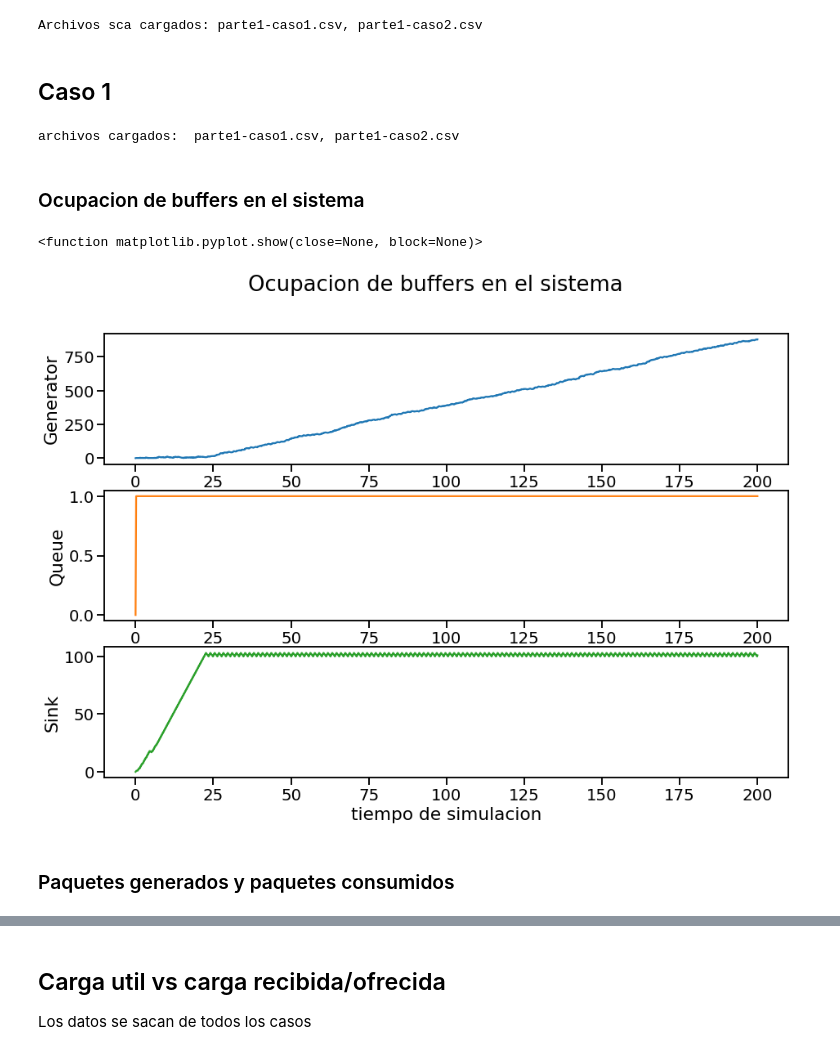
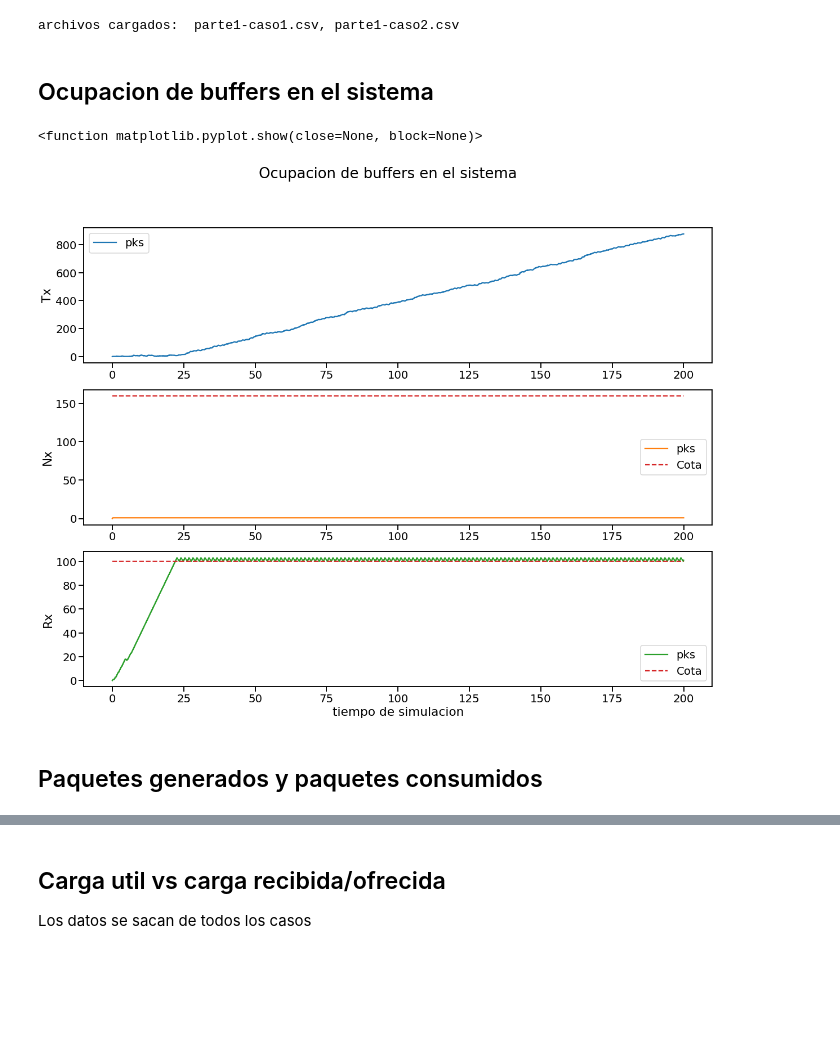
Before and after one commit to Kidmand/Redes-LAB-3, a Jupyter notebook: Notebook-results.ipynb, the cells around one changed output, grey strips where cells are left out. Saved outputs shown, nothing was run; the diff lists cells and outputs as text; code cells hidden in the pictures; blank space fills up the shorter version.

```diff
--- a/Notebook-results.ipynb
+++ b/Notebook-results.ipynb
@@ -13,60 +13,70 @@ seaborn.set_context(context='talk', font_scale=1.2)
 # Archivos
 sca_dir = 'DATA/'
 archivos_sca = os.listdir(sca_dir)
-print("Archivos sca cargados:",', '.join(archivos_sca))
+
+# Cargamos los datos de los archivos en el array `data`
+# se mapea la info de cada caso n a la posicion n-1 en el array
+data = []
+for caso in range(len(archivos_sca)):
+    aux = pandas.read_csv(sca_dir + archivos_sca[caso])
+    data.append(aux)
+
+print("archivos cargados: ",', '.join(archivos_sca))
 # %% [output]
-Archivos sca cargados: parte1-caso1.csv, parte1-caso2.csv
+archivos cargados:  parte1-caso1.csv, parte1-caso2.csv
-# %% [markdown]
-## Caso 1
-# %%
-## Grafico de buffer en el generador
-data = []
-for caso in range(len(archivos_sca)):
-    aux = pandas.read_csv(sca_dir + archivos_sca[caso])
-    data.append(aux)
-
-print("archivos cargados: ",', '.join(archivos_sca))
-# %% [output]
-archivos cargados:  parte1-caso1.csv, parte1-caso2.csv
 # %% [markdown]
-### Ocupacion de buffers en el sistema
+## Ocupacion de buffers en el sistema
 # %%
+caso = data[0] #FIXME: Si hacemos un for que vaya caso por caso se mostraran todos los casos? seria lindo??
+
 # Extraemos los valores de nuestro "vector"
-caso = data[0]
 time_gen = caso.loc[(caso['module'] == 'Network.nodeTx.traTx') & (caso['name'] == 'BufferSizeVector'), 'vectime'].tolist()
 buffer_gen = caso.loc[(caso['module'] == 'Network.nodeTx.traTx') & (caso['name'] == 'BufferSizeVector'), 'vecvalue'].tolist()
 
 time_queue = caso.loc[(caso['module'] == 'Network.queue0') & (caso['name'] == 'BufferSizeVector'), 'vectime'].tolist()
 buffer_queue = caso.loc[(caso['module'] == 'Network.queue0') & (caso['name'] == 'BufferSizeVector'), 'vecvalue'].tolist()
+cota_queue = caso.loc[(caso['type'] == 'config') & (caso['attrname'] == 'Network.queue0.bufferCota'), 'attrvalue'].tolist()
+buffSize_queue = caso.loc[(caso['type'] == 'config') & (caso['attrname'] == 'Network.queue0.bufferSize'), 'attrvalue'].tolist()
 
 time_sink = caso.loc[(caso['module'] == 'Network.nodeRx.traRx') & (caso['name'] == 'BufferSizeVector'), 'vectime'].tolist()
 buffer_sink = caso.loc[(caso['module'] == 'Network.nodeRx.traRx') & (caso['name'] == 'BufferSizeVector'), 'vecvalue'].tolist()
+cota_sink = caso.loc[(caso['type'] == 'config') & (caso['attrname'] == 'Network.nodeRx.traRx.bufferCota'), 'attrvalue'].tolist()
+buffSize_sink = caso.loc[(caso['type'] == 'config') & (caso['attrname'] == 'Network.queue0.bufferSize'), 'attrvalue'].tolist()
 
 # convertimos los valores (ahora strings separados por comas) a listas para poder graficarlos
 time_gen = list(map(float,time_gen[0].split()))
 time_queue = list(map(float,time_queue[0].split()))
 time_sink = list(map(float,time_sink[0].split()))
 buffer_gen = list(map(float,buffer_gen[0].split()))
 buffer_queue = list(map(float,buffer_queue[0].split()))
 buffer_sink = list(map(float,buffer_sink[0].split()))
+cota_queue = [float(cota_queue[0])*float(buffSize_queue[0])] * (len(time_queue))
+cota_sink = [float(cota_sink[0])*float(buffSize_sink[0])] * (len(time_sink))
 
 # Graficamos
-fig, ax = plt.subplots(3,figsize=(15, 10))
+fig, ax = plt.subplots(3,figsize=(20, 15))
 fig.suptitle('Ocupacion de buffers en el sistema')
-ax[0].plot(time_gen,buffer_gen, color='tab:blue', label="Tx")
-ax[1].plot(time_queue,buffer_queue, color='tab:orange', label="Nx")
-ax[2].plot(time_sink,buffer_sink, color='tab:green', label="Rx")
-plt.title('')
 plt.xlabel("tiempo de simulacion")
-ax[0].set_ylabel("Generator")
-ax[1].set_ylabel("Queue")
-ax[2].set_ylabel("Sink")
+#
+ax[0].plot(time_gen,buffer_gen, color='tab:blue', label="pks")
+ax[1].plot(time_queue,buffer_queue, color='tab:orange', label="pks")
+ax[1].plot(time_queue,cota_queue, color='tab:red', label="Cota", linestyle='--')
+ax[2].plot(time_sink,buffer_sink, color='tab:green', label="pks")
+ax[2].plot(time_sink,cota_sink, color='tab:red', label="Cota", linestyle='--')
+#
+ax[0].set_ylabel("Tx")
+ax[1].set_ylabel("Nx")
+ax[2].set_ylabel("Rx")
+#
+ax[0].legend()
+ax[1].legend()
+ax[2].legend()
 plt.show
 # %% [output]
 <function matplotlib.pyplot.show(close=None, block=None)>
-[figure, old version]
+[figure, new version]
 # %% [markdown]
-### Paquetes generados y paquetes consumidos
+## Paquetes generados y paquetes consumidos
 # %%
 # FIXME: datos incorrectos
 caso = data[0]
```
Also changed, not shown: parts of 2 cells of this notebook.
